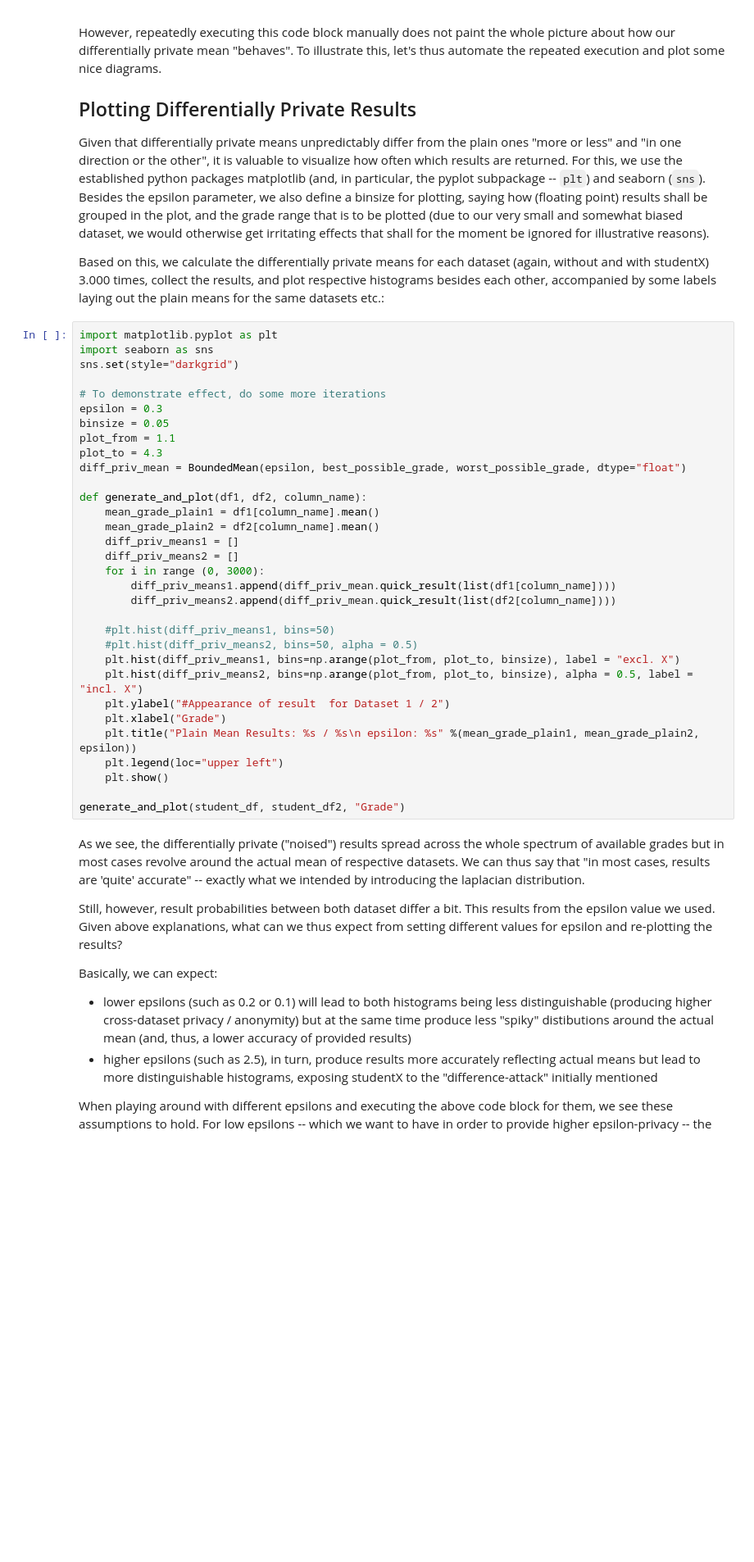
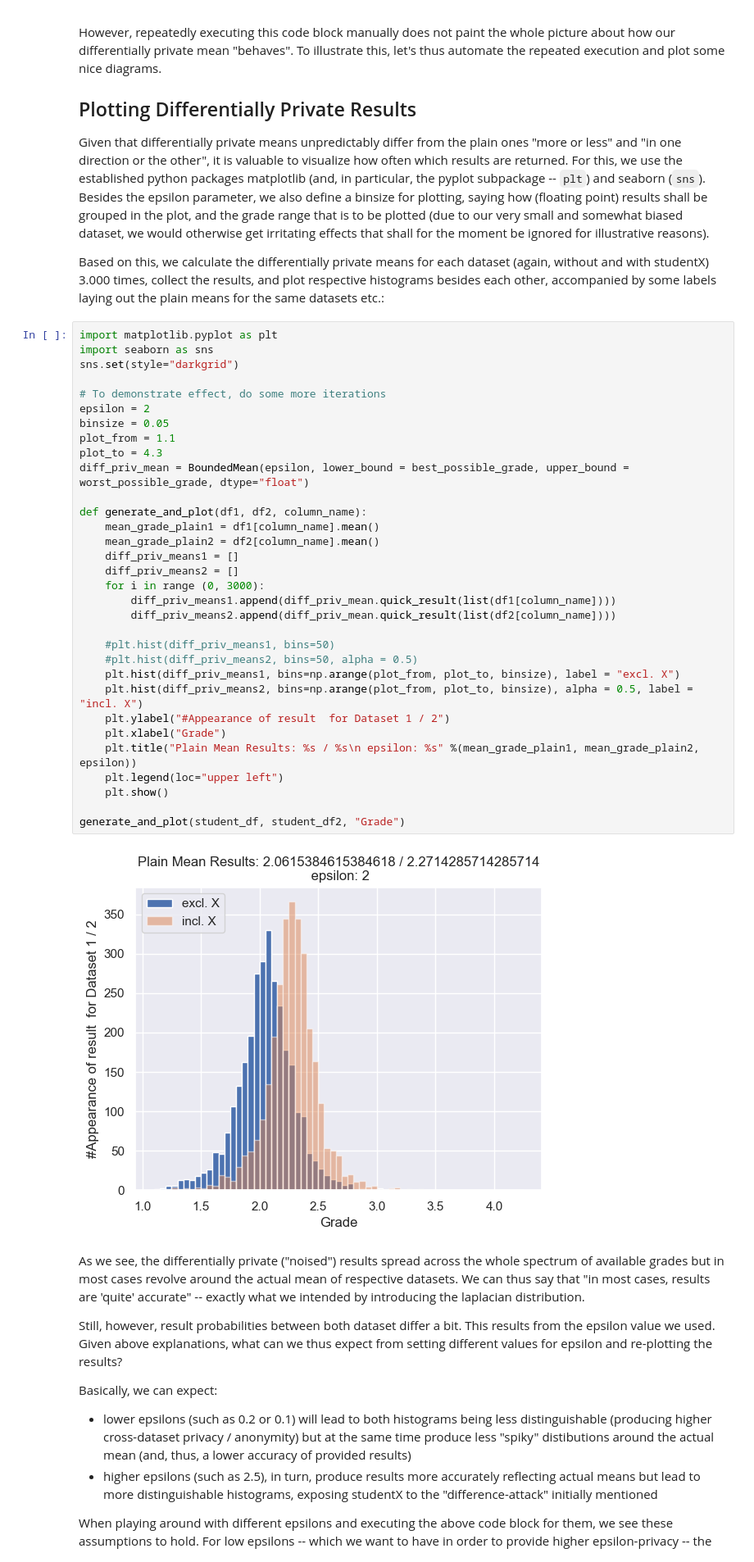
Before and after one commit to fpallas/DiffPriv-demo, a Jupyter notebook: DiffPriv_demo.ipynb, the cells around one changed output. Shown at 82% size. Saved outputs shown, nothing was run; the diff lists cells and outputs as text; blank space fills up the shorter version.

```diff
--- a/DiffPriv_demo.ipynb
+++ b/DiffPriv_demo.ipynb
@@ -200,35 +304,37 @@ Based on this, we calculate the differentially private means for each dataset (a
 # %%
 import matplotlib.pyplot as plt
 import seaborn as sns
 sns.set(style="darkgrid")
 
 # To demonstrate effect, do some more iterations
-epsilon = 0.3
+epsilon = 2
 binsize = 0.05
 plot_from = 1.1
 plot_to = 4.3
-diff_priv_mean = BoundedMean(epsilon, best_possible_grade, worst_possible_grade, dtype="float")
+diff_priv_mean = BoundedMean(epsilon, lower_bound = best_possible_grade, upper_bound = worst_possible_grade, dtype="float")
 
 def generate_and_plot(df1, df2, column_name):
     mean_grade_plain1 = df1[column_name].mean()
     mean_grade_plain2 = df2[column_name].mean()
     diff_priv_means1 = []
     diff_priv_means2 = []
     for i in range (0, 3000):
         diff_priv_means1.append(diff_priv_mean.quick_result(list(df1[column_name])))
         diff_priv_means2.append(diff_priv_mean.quick_result(list(df2[column_name])))
 
     #plt.hist(diff_priv_means1, bins=50)
     #plt.hist(diff_priv_means2, bins=50, alpha = 0.5)
     plt.hist(diff_priv_means1, bins=np.arange(plot_from, plot_to, binsize), label = "excl. X")
     plt.hist(diff_priv_means2, bins=np.arange(plot_from, plot_to, binsize), alpha = 0.5, label = "incl. X")
     plt.ylabel("#Appearance of result  for Dataset 1 / 2")
     plt.xlabel("Grade")
     plt.title("Plain Mean Results: %s / %s\n epsilon: %s" %(mean_grade_plain1, mean_grade_plain2, epsilon))
     plt.legend(loc="upper left")
     plt.show()
 
 generate_and_plot(student_df, student_df2, "Grade")
+# %% [output]
+[figure, added]
 # %% [markdown]
 As we see, the differentially private ("noised") results spread across the whole spectrum of available grades but in most cases revolve around the actual mean of respective datasets. We can thus say that "in most cases, results are 'quite' accurate" -- exactly what we intended by introducing the laplacian distribution.
 
```
Also changed, not shown: parts of 21 cells of this notebook.
